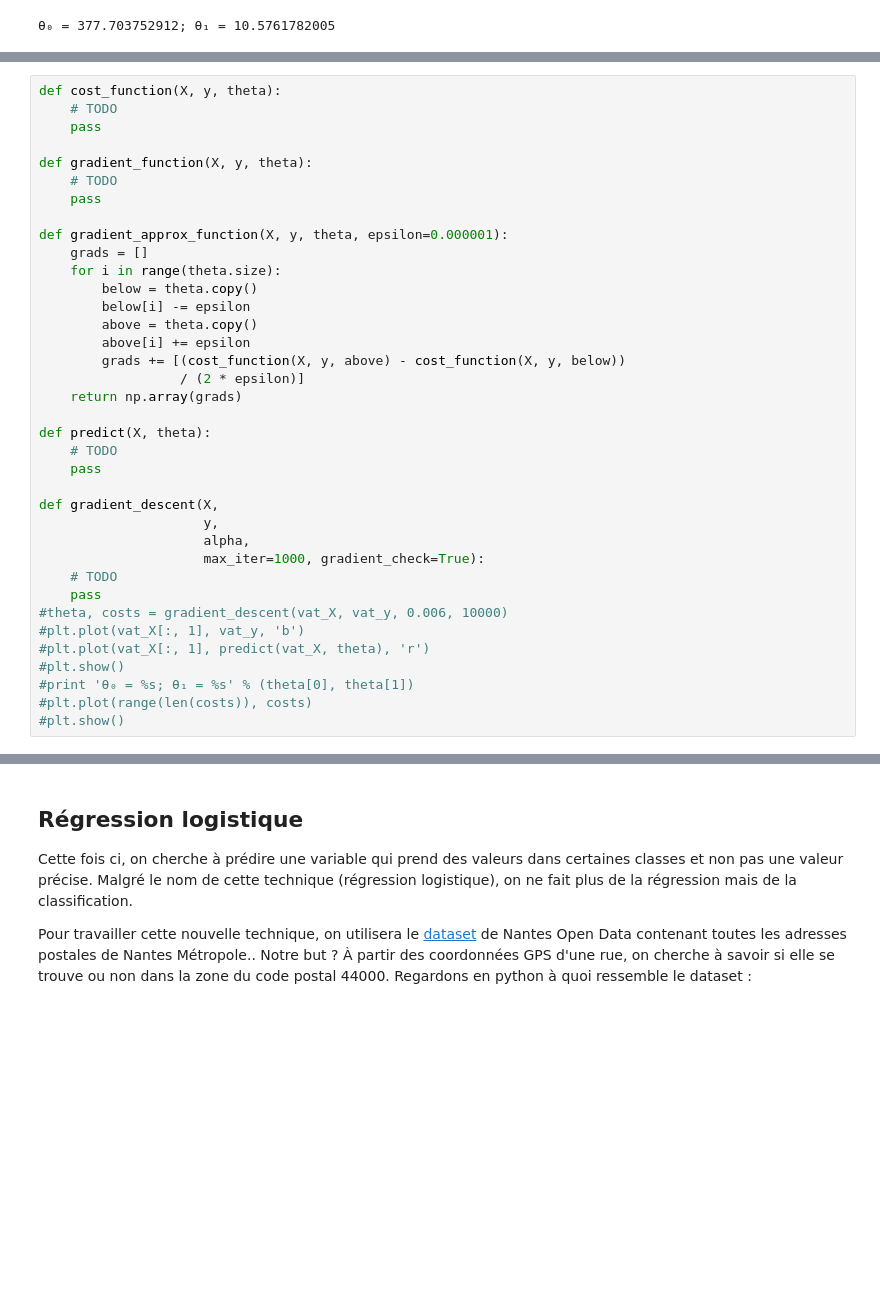
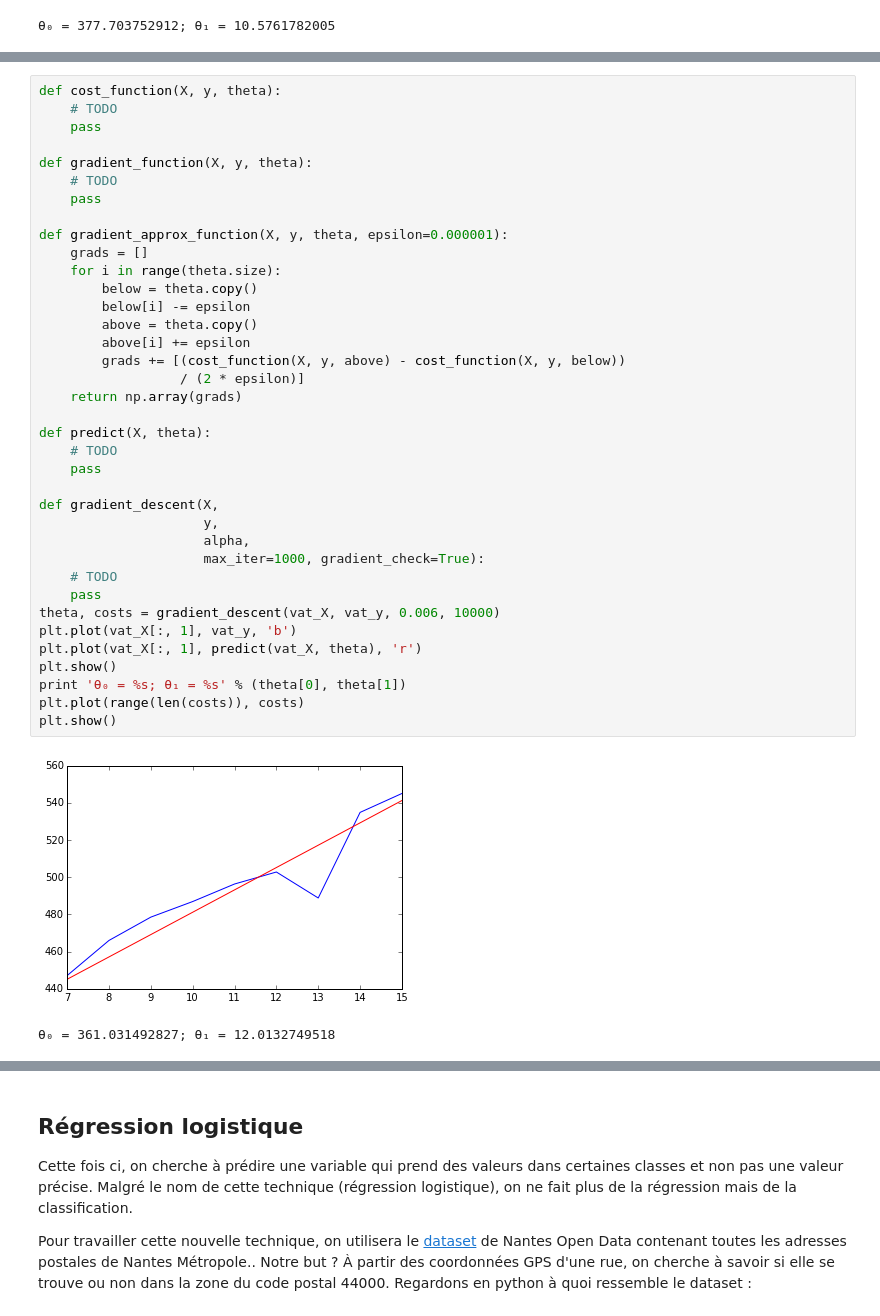
Before and after one commit to nantes-machine-learning-meetup/NMLM, a Jupyter notebook: 2015-10-05/blank.ipynb, the cells around one changed output, grey strips where cells are left out. Drawn from its saved outputs; the diff is of its cells as text; blank space fills up the shorter version.

```diff
--- a/2015-10-05/nmlm-basics/blank.ipynb
+++ b/2015-10-05/blank.ipynb
@@ -150,37 +150,40 @@ On peut maintenant coder ça en python !
 # %%
 def cost_function(X, y, theta):
     # TODO
     pass
 
 def gradient_function(X, y, theta):
     # TODO
     pass
 
 def gradient_approx_function(X, y, theta, epsilon=0.000001):
     grads = []
     for i in range(theta.size):
         below = theta.copy()
         below[i] -= epsilon
         above = theta.copy()
         above[i] += epsilon
         grads += [(cost_function(X, y, above) - cost_function(X, y, below))
                   / (2 * epsilon)]
     return np.array(grads)
 
 def predict(X, theta):
     # TODO
     pass
 
 def gradient_descent(X,
                      y,
                      alpha,
                      max_iter=1000, gradient_check=True):
     # TODO
     pass
-#theta, costs = gradient_descent(vat_X, vat_y, 0.006, 10000)
-#plt.plot(vat_X[:, 1], vat_y, 'b')
-#plt.plot(vat_X[:, 1], predict(vat_X, theta), 'r')
-#plt.show()
-#print 'θ₀ = %s; θ₁ = %s' % (theta[0], theta[1])
-#plt.plot(range(len(costs)), costs)
-#plt.show()
+theta, costs = gradient_descent(vat_X, vat_y, 0.006, 10000)
+plt.plot(vat_X[:, 1], vat_y, 'b')
+plt.plot(vat_X[:, 1], predict(vat_X, theta), 'r')
+plt.show()
+print 'θ₀ = %s; θ₁ = %s' % (theta[0], theta[1])
+plt.plot(range(len(costs)), costs)
+plt.show()
+# %% [output]
+[figure, added]
+θ₀ = 361.031492827; θ₁ = 12.0132749518
```
Also changed, not shown: parts of 3 cells of this notebook, 10 other files.
